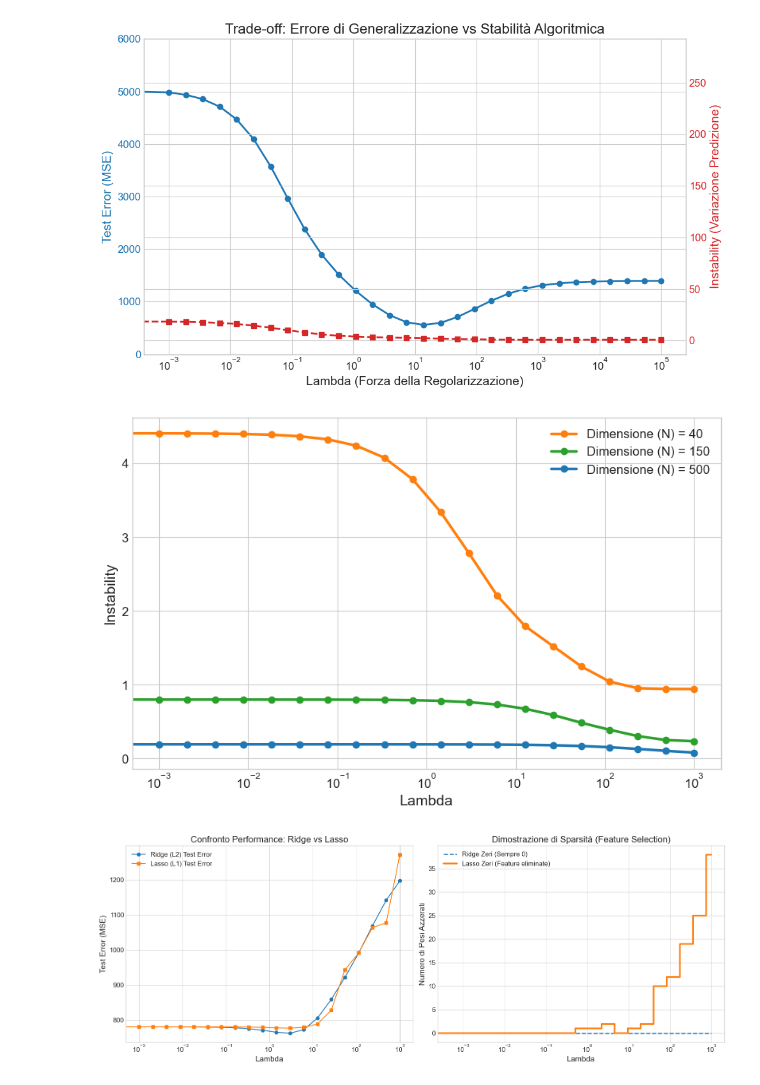
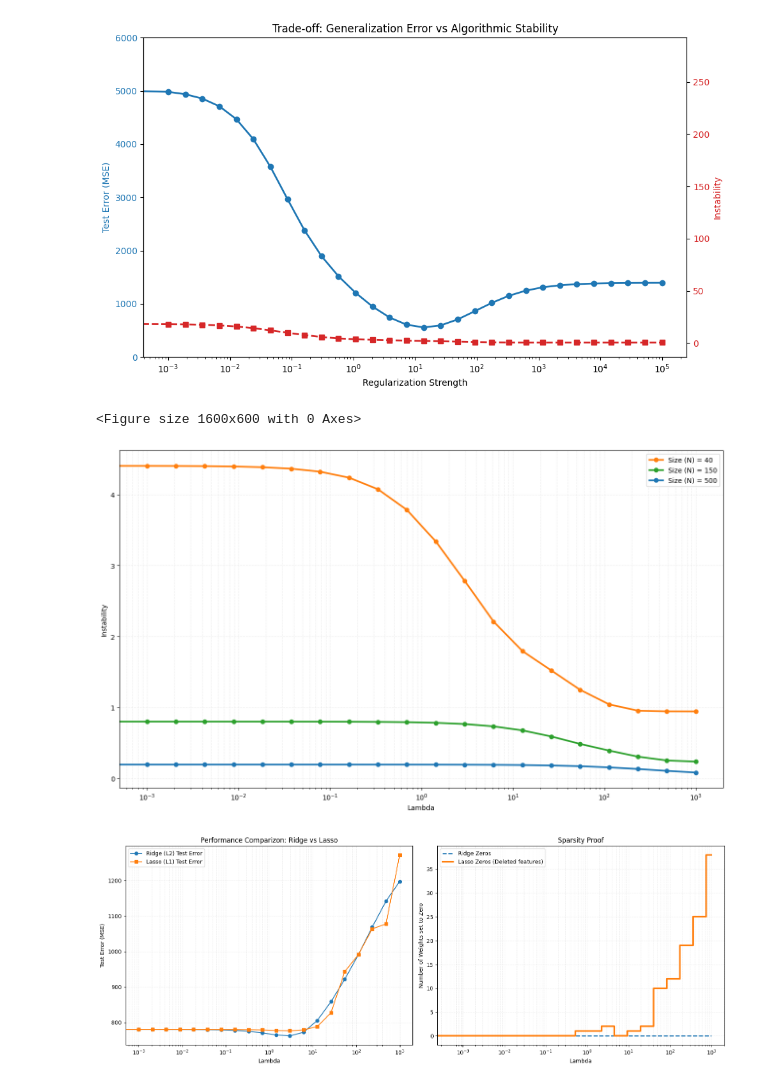
Before and after one commit to andreeriga/ML-Project, a Jupyter notebook: generic_viz.ipynb, the cells around one changed output. Cells and saved outputs as stored; diff of their text form; code cells hidden in the pictures.

```diff
--- a/generic_viz.ipynb
+++ b/generic_viz.ipynb
@@ -2,16 +2,13 @@
 import pandas as pd
 import matplotlib.pyplot as plt
 import numpy as np
-
-# plt.style.use('seaborn-v0_8-whitegrid')
-plt.rcParams['figure.figsize'] = (10, 6)
 # %%
 df_base = pd.read_csv('results/results_synthetic.csv')
 
 fig, ax1 = plt.subplots()
 
 ax1.set_xscale('log')
-ax1.set_xlabel('Lambda (Forza della Regolarizzazione)')
+ax1.set_xlabel('Regularization Strength')
 
 color_error = 'tab:blue'
 ax1.set_ylabel('Test Error (MSE)', color=color_error)
@@ -21,57 +18,65 @@ ax1.tick_params(axis='y', labelcolor=color_error)
 
 ax2 = ax1.twinx()
 color_instab = 'tab:red'
-ax2.set_ylabel('Instability (Variazione Predizione)', color=color_instab)
+ax2.set_ylabel('Instability', color=color_instab)
 ax2.plot(df_base['lambda'], df_base['instability'], marker='s', linestyle='--', linewidth=2, color=color_instab, label='Instability')
 ax2.tick_params(axis='y', labelcolor=color_instab)
 
-plt.title('Trade-off: Errore di Generalizzazione vs Stabilità Algoritmica')
+plt.title('Trade-off: Generalization Error vs Algorithmic Stability')
+plt.figure(figsize=(16, 6))
 fig.tight_layout()
 plt.show()
 # %% [output]
-[figure, old version]
+[figure, new version]
+<Figure size 1600x600 with 0 Axes>
 # %%
 df_size = pd.read_csv('results/results_dataset_size.csv')
 sizes = df_size['N'].unique()
 
-plt.figure()
+plt.figure(figsize=(16, 9))
 colors = ['tab:orange', 'tab:green', 'tab:blue']
 
 for i, N in enumerate(sizes):
     df_subset = df_size[df_size['N'] == N]
     plt.plot(df_subset['lambda'], df_subset['instability'],
-             marker='o', linewidth=2.5, label=f'Dimensione (N) = {int(N)}', color=colors[i])
+             marker='o', linewidth=2.5, label=f'Size (N) = {int(N)}', color=colors[i])
 
 plt.xscale('log')
 plt.xlabel('Lambda')
 plt.ylabel('Instability')
 plt.legend()
+plt.grid(True, which="both", ls="--", alpha=0.2)
 plt.show()
 # %% [output]
-[figure, old version]
+[figure, new version]
 # %%
 df_l1l2 = pd.read_csv('results/results_l1_vs_l2.csv')
 
 fig, (ax_err, ax_zeros) = plt.subplots(1, 2, figsize=(16, 6))
+
+ax_err.grid(True, which="both", ls="--", alpha=0.2)
+ax_zeros.grid(True, which="both", ls="--", alpha=0.2)
 
 ax_err.set_xscale('log')
 ax_err.plot(df_l1l2['lambda'], df_l1l2['ridge_test_error'], marker='o', label='Ridge (L2) Test Error')
 ax_err.plot(df_l1l2['lambda'], df_l1l2['lasso_test_error'], marker='s', label='Lasso (L1) Test Error')
 ax_err.set_xlabel('Lambda')
 ax_err.set_ylabel('Test Error (MSE)')
-ax_err.set_title('Confronto Performance: Ridge vs Lasso')
+ax_err.set_title('Performance Comparison: Ridge vs Lasso')
 ax_err.legend()
 
+
 ax_zeros.set_xscale('log')
-ax_zeros.plot(df_l1l2['lambda'], df_l1l2['ridge_zeros'], linestyle='--', color='tab:blue', label='Ridge Zeri (Sempre 0)', linewidth=2)
-ax_zeros.step(df_l1l2['lambda'], df_l1l2['lasso_zeros'], where='mid', color='tab:orange', label='Lasso Zeri (Feature eliminate)', linewidth=3)
+ax_zeros.plot(df_l1l2['lambda'], df_l1l2['ridge_zeros'], linestyle='--', color='tab:blue', label='Ridge Zeros', linewidth=2)
+ax_zeros.step(df_l1l2['lambda'], df_l1l2['lasso_zeros'], where='mid', color='tab:orange', label='Lasso Zeros (Deleted features)', linewidth=3)
 
 ax_zeros.set_xlabel('Lambda')
-ax_zeros.set_ylabel('Numero di Pesi Azzerati')
-ax_zeros.set_title('Dimostrazione di Sparsità (Feature Selection)')
+ax_zeros.set_ylabel('Number of Weights set to Zero')
+ax_zeros.set_title('Sparsity Proof')
 ax_zeros.legend()
+
 
 plt.tight_layout()
 plt.show()
 # %% [output]
-[figure, old version]
+[figure, new version]
```
